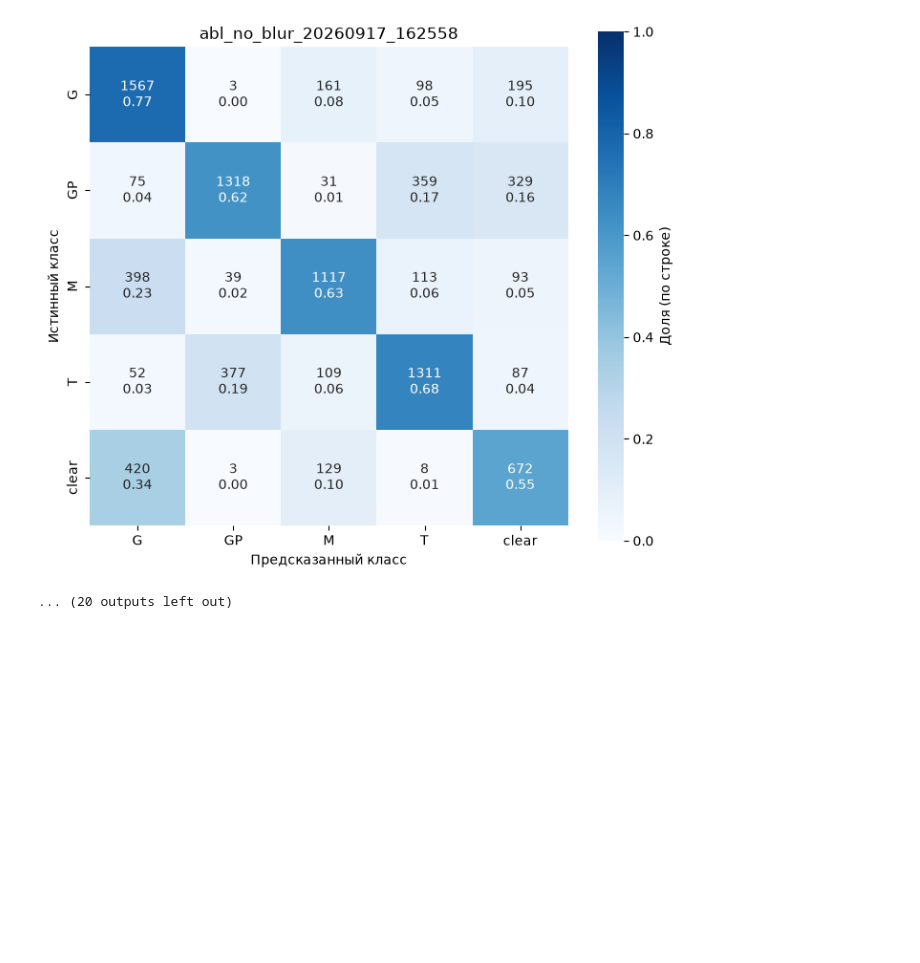
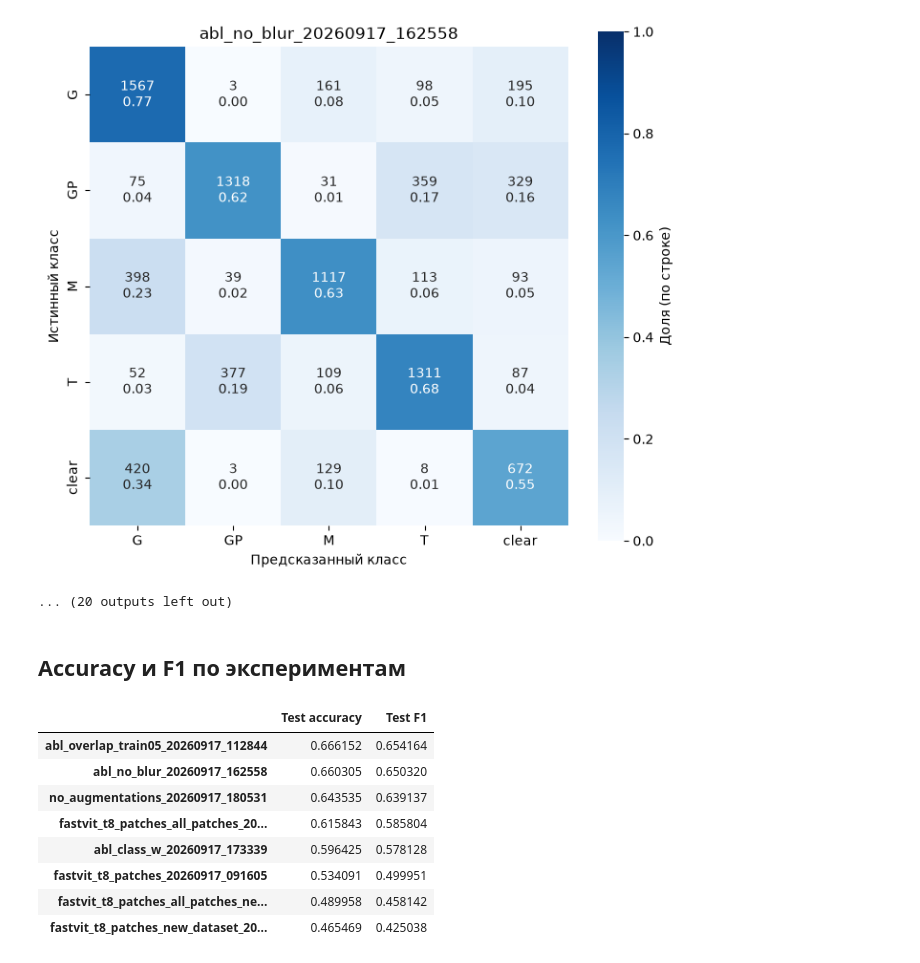
Before and after one commit to Ilyaant/federated-learning-experiments, a Jupyter notebook: notebooks/metrics_lookup.ipynb, the cells around one changed output. Saved outputs shown, nothing was run; the diff lists cells and outputs as text; code cells hidden in the pictures; blank space fills up the shorter version.

Commit message:
add table with all runs

```diff
--- a/notebooks/metrics_lookup.ipynb
+++ b/notebooks/metrics_lookup.ipynb
@@ -163,3 +165,31 @@ f1         0.882406  0.632631  0.650320
 [figure]
 [figure]
 ... (20 outputs left out)
+# %% [markdown]
+## Accuracy и F1 по экспериментам
+# %%
+runs = []
+accs = []
+f1s = []
+for rname in os.listdir('../logs'):
+    if 'summary.json' in os.listdir(f'../logs/{rname}'):
+        runs.append(rname)
+        with open(Path(f'../logs/{rname}') / 'summary.json') as f:
+            summary = json.load(f)
+        accs.append(summary['results']['test']['patch']['accuracy'])
+        f1s.append(summary['results']['test']['patch']['f1'])
+
+pd.DataFrame({
+    'Test accuracy': accs,
+    'Test F1': f1s
+}, index=runs).sort_values(by='Test accuracy', ascending=False)
+# %% [output]
+|  | Test accuracy | Test F1 |
+| abl_overlap_train05_20260917_112844 | 0.666152 | 0.654164 |
+| abl_no_blur_20260917_162558 | 0.660305 | 0.650320 |
+| no_augmentations_20260917_180531 | 0.643535 | 0.639137 |
+| fastvit_t8_patches_all_patches_20... | 0.615843 | 0.585804 |
+| abl_class_w_20260917_173339 | 0.596425 | 0.578128 |
+| fastvit_t8_patches_20260917_091605 | 0.534091 | 0.499951 |
+| fastvit_t8_patches_all_patches_ne... | 0.489958 | 0.458142 |
+| fastvit_t8_patches_new_dataset_20... | 0.465469 | 0.425038 |
```
Also changed, not shown: parts of 1 cell of this notebook.
